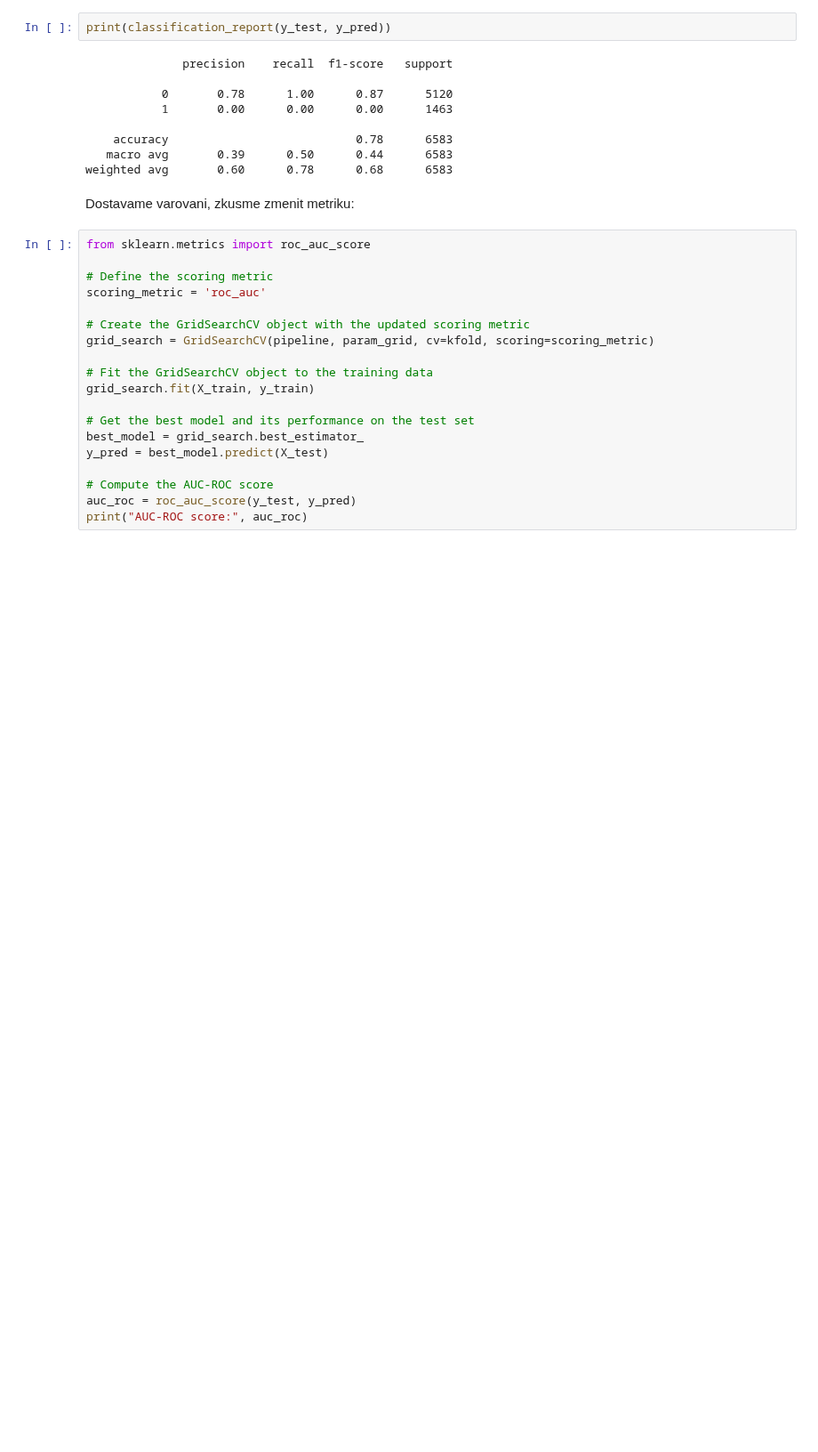
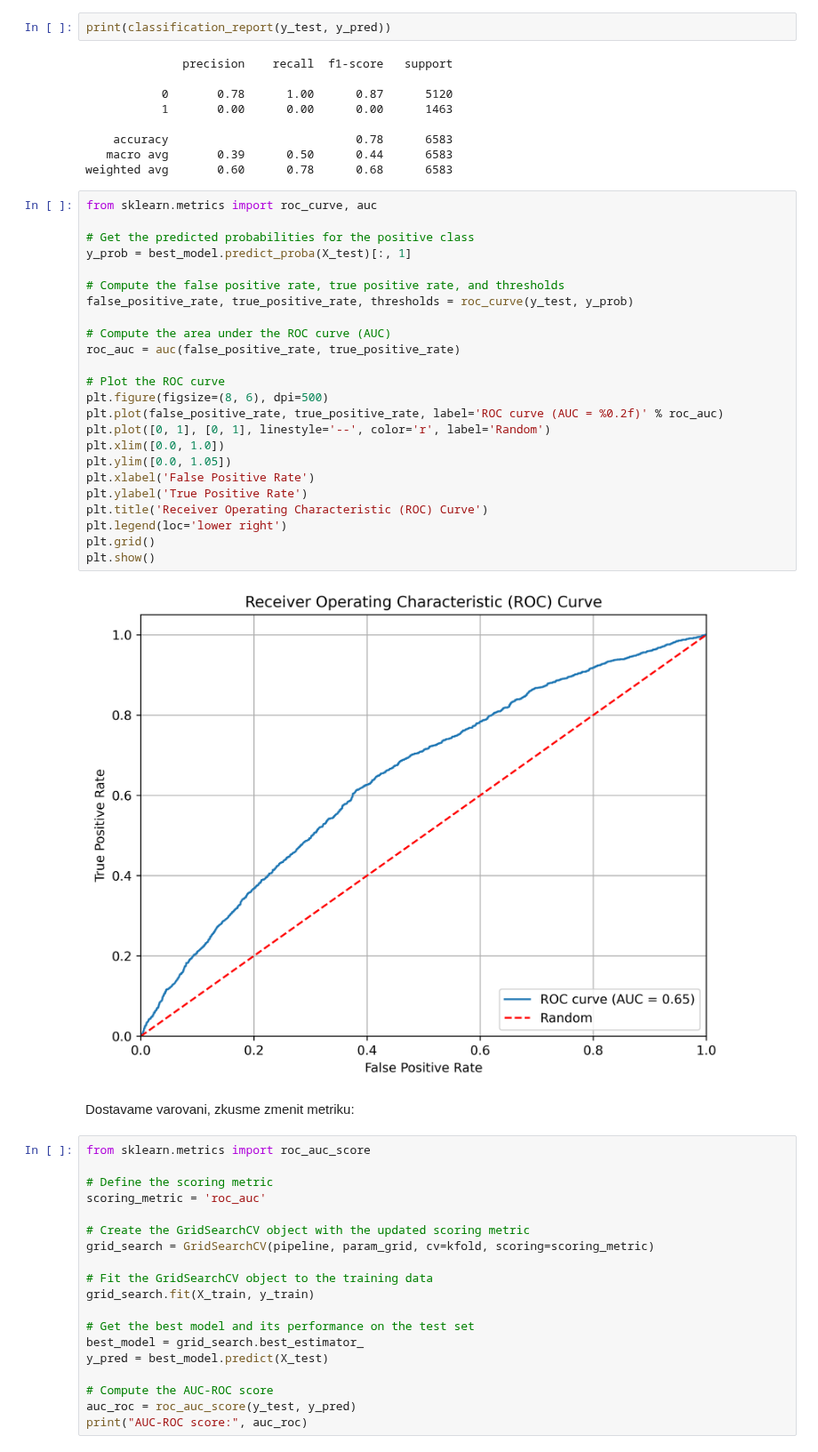
Before and after one commit to aleksejalex/special-octo-engine, a Jupyter notebook: zap/01ZLMA_zapoctova_uloha_2023_MDA.ipynb, the cells around one changed output. Shown at 89% size. Saved outputs shown, nothing was run; the diff lists cells and outputs as text; blank space fills up the shorter version.

```diff
--- a/zap/01ZLMA_zapoctova_uloha_2023_MDA.ipynb
+++ b/zap/01ZLMA_zapoctova_uloha_2023_MDA.ipynb
@@ -770,6 +770,32 @@ print(classification_report(y_test, y_pred))
     accuracy                           0.78      6583
    macro avg       0.39      0.50      0.44      6583
 weighted avg       0.60      0.78      0.68      6583
+# %%
+from sklearn.metrics import roc_curve, auc
+
+# Get the predicted probabilities for the positive class
+y_prob = best_model.predict_proba(X_test)[:, 1]
+
+# Compute the false positive rate, true positive rate, and thresholds
+false_positive_rate, true_positive_rate, thresholds = roc_curve(y_test, y_prob)
+
+# Compute the area under the ROC curve (AUC)
+roc_auc = auc(false_positive_rate, true_positive_rate)
+
+# Plot the ROC curve
+plt.figure(figsize=(8, 6), dpi=500)
+plt.plot(false_positive_rate, true_positive_rate, label='ROC curve (AUC = %0.2f)' % roc_auc)
+plt.plot([0, 1], [0, 1], linestyle='--', color='r', label='Random')
+plt.xlim([0.0, 1.0])
+plt.ylim([0.0, 1.05])
+plt.xlabel('False Positive Rate')
+plt.ylabel('True Positive Rate')
+plt.title('Receiver Operating Characteristic (ROC) Curve')
+plt.legend(loc='lower right')
+plt.grid()
+plt.show()
+# %% [output]
+[figure, added]
 # %% [markdown]
 Dostavame varovani, zkusme zmenit metriku:
 # %%
```
